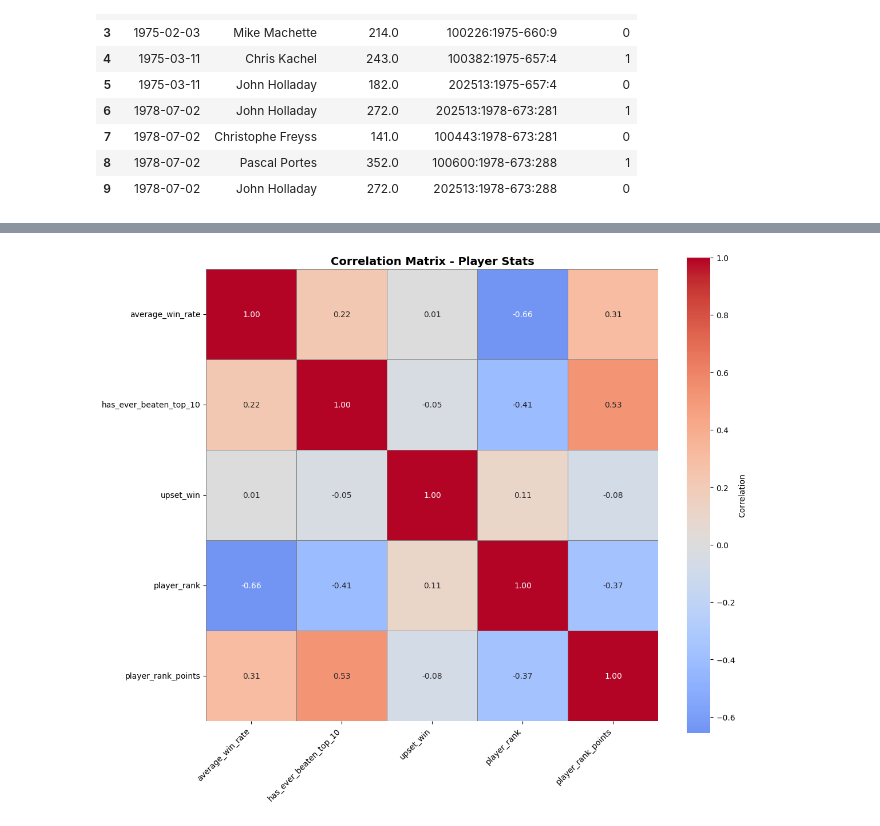
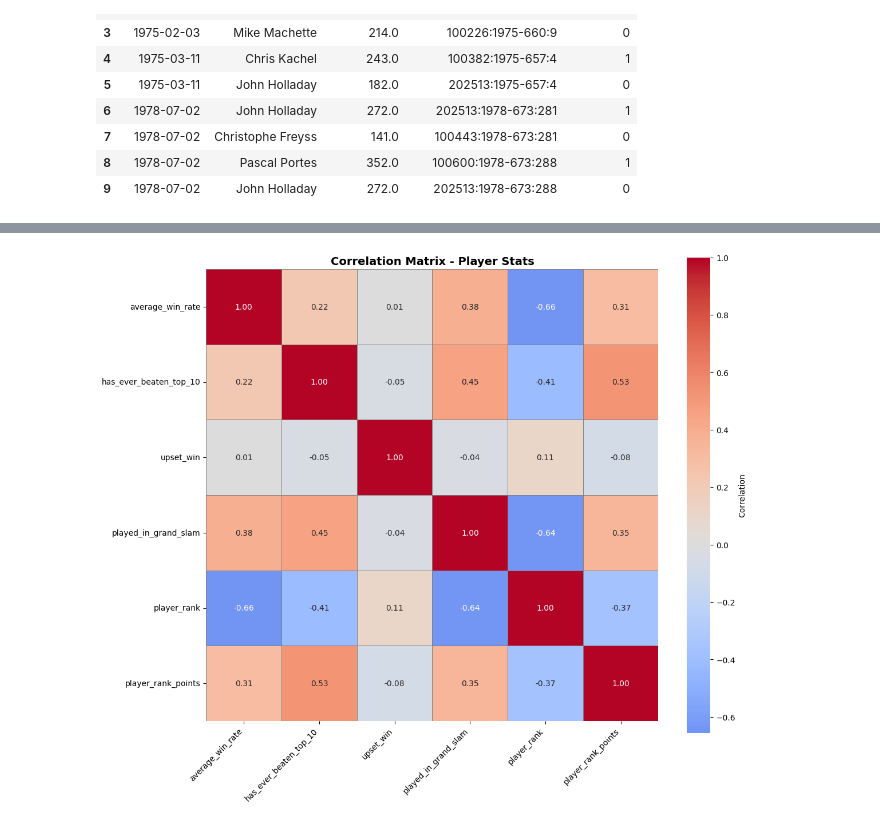
Before and after one commit to GolbertCeitaPages/CMI-DataScience-Project, a Jupyter notebook: player_stats.ipynb, the cells around one changed output, grey strips where cells are left out. Saved outputs shown, nothing was run; the diff lists cells and outputs as text; code cells hidden in the pictures.

Commit message:
fixed issue with tourney date and added "played_in_grand_slam" feature

```diff
--- a/player_stats.ipynb
+++ b/player_stats.ipynb
@@ -76,15 +81,19 @@ player_stats.sort_values(by='matches_played', ascending=False).head()
 # compute a cumulative max ordered by match date so the flag is 1 from that match onward.
 
 date_col = 'tourney_date'
-df_copy[date_col] = pd.to_datetime(df_copy[date_col], errors='coerce')
 
 # Prepare per-player match list (one row per player per match) to compute the cumulative flag
 player_matches = df_copy[['player_id', 'player_tourney_match_id', date_col]].copy()
+
+# create a match-level id used for ordering within a date
 player_matches['tourney_match_id'] = player_matches['player_tourney_match_id'].str.split(':').str[1:].str.join(':')
+player_matches = player_matches.reset_index().rename(columns={'index': 'row_order'})
 
 # Identify winner rows and their opponent's rank by matching winners to losers within the same tourney match id
 winners = df_copy[df_copy['match_outcome'] == 1][['player_tourney_match_id', 'player_id']].copy()
 losers = df_copy[df_copy['match_outcome'] == 0][['player_tourney_match_id', 'player_rank']].copy()
+
+# derive tourney_match_id on both sides so we can join winners to the opponents in the same match
 winners['tourney_match_id'] = winners['player_tourney_match_id'].str.split(':').str[1:].str.join(':')
 losers['tourney_match_id'] = losers['player_tourney_match_id'].str.split(':').str[1:].str.join(':')
 losers = losers.rename(columns={'player_rank': 'opponent_rank'})
@@ -100,20 +109,18 @@ winner_vs_loser = pd.merge(
 winner_vs_loser['beat_top10_event'] = (winner_vs_loser['opponent_rank'] <= 10).astype(int)
 
 # Merge the event flag into the per-player-per-match timeline (only winners will have non-zero events)
+# Merge on player_id + tourney_match_id. Because player_matches includes the original row_order,
+# we'll sort by (player_id, tourney_date, row_order) so the winning event occurs before any other rows on the same date
 player_matches = player_matches.merge(
     winner_vs_loser[['player_id', 'tourney_match_id', 'beat_top10_event']],
     left_on=['player_id', 'tourney_match_id'],
     right_on=['player_id', 'tourney_match_id'],
-    how='left'
+    how='left',
 )
 player_matches['beat_top10_event'] = player_matches['beat_top10_event'].fillna(0).astype(int)
 
-# Sort within each player by date (or by original order if date missing) and compute cumulative max
-if date_col:
-    player_matches = player_matches.sort_values(['player_id', date_col, 'tourney_match_id'])
-else:
-    player_matches = player_matches.sort_values(['player_id', 'tourney_match_id'])
 
+player_matches = player_matches.sort_values(['player_id', date_col, 'row_order', 'tourney_match_id'])
 player_matches['has_ever_beaten_top_10'] = player_matches.groupby('player_id')['beat_top10_event'].cummax().astype(int)
 
 # Merge the result back into df_copy on player_id + player_tourney_match_id so every row (win or loss) gets the correct flag
@@ -221,0 +230,16 @@ Found 169603 upset winner rows across 169603 matches.
+# %%
+# Build a per-player timeline and mark GS events
+player_matches = df_copy[['player_id', 'player_tourney_match_id', 'tourney_date', 'tourney_level']].copy()
+player_matches['is_grand_slam_event'] = (player_matches['tourney_level'] == 'G').astype(int)
+
+# Sort by player and date (tie-breaker: match id) and compute cumulative max so flag flips to 1 at first GS
+player_matches = player_matches.sort_values(['player_id', 'tourney_date', 'player_tourney_match_id'])
+player_matches['played_in_grand_slam'] = player_matches.groupby('player_id')['is_grand_slam_event'].cummax().astype(int)
+
+# Merge back into df_copy so every row gets the flag
+df_copy = df_copy.merge(
+    player_matches[['player_id', 'player_tourney_match_id', 'played_in_grand_slam']],
+    on=['player_id', 'player_tourney_match_id'],
+    how='left'
+)
+df_copy['played_in_grand_slam'] = df_copy['played_in_grand_slam'].fillna(0).astype(int)
@@ -222,18 +269,15 @@ Found 169603 upset winner rows across 169603 matches.
 # %%
-import seaborn as sns
-import matplotlib.pyplot as plt
-
 # Correlation matrix of numeric columns in player_stats
-cols = ['average_win_rate', 'has_ever_beaten_top_10','upset_win', 'player_rank', 'player_rank_points']
+cols = ['average_win_rate', 'has_ever_beaten_top_10','upset_win', 'played_in_grand_slam', 'player_rank', 'player_rank_points']
 corr_matrix = df_copy[cols].corr(numeric_only=True)
 
 plt.figure(figsize=(12, 10))
 sns.heatmap(corr_matrix, annot=True, cmap='coolwarm', center=0, square=True,
             fmt='.2f', cbar_kws={'label': 'Correlation'}, linewidths=0.5, linecolor='gray')
 plt.title('Correlation Matrix - Player Stats', fontsize=14, fontweight='bold')
 plt.xticks(rotation=45, ha='right')
 plt.yticks(rotation=0)
 plt.tight_layout()
 plt.show()
 # %% [output]
-[figure, old version]
+[figure, new version]
```
Also changed, not shown: parts of 11 cells of this notebook.
